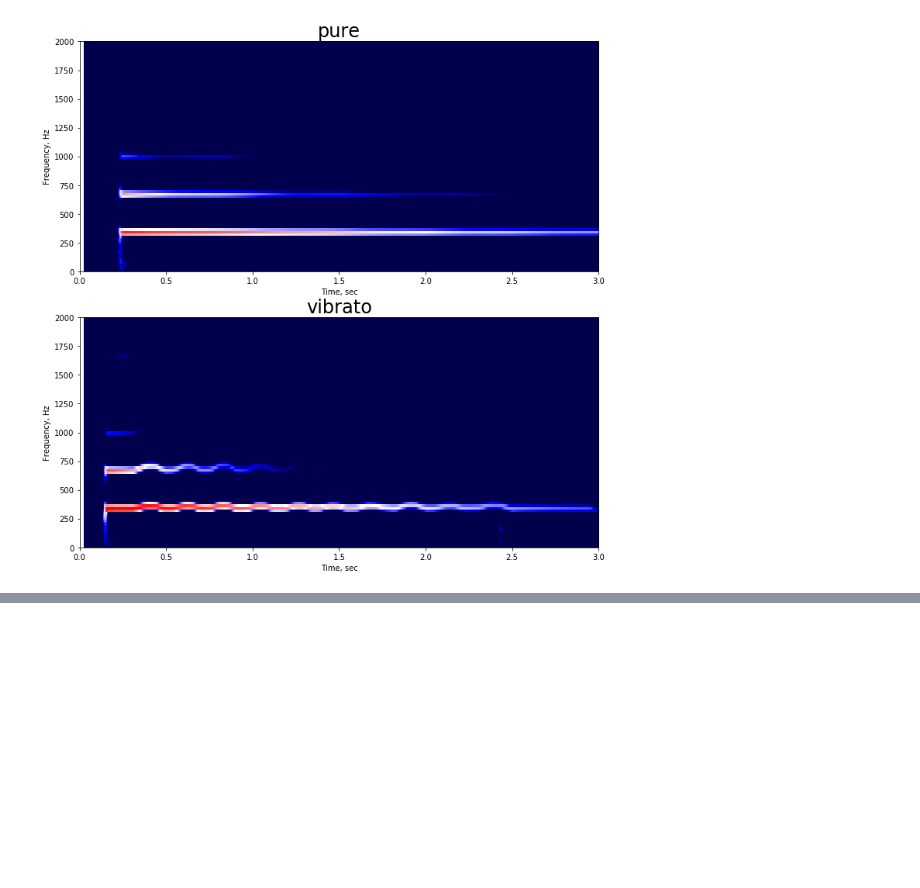
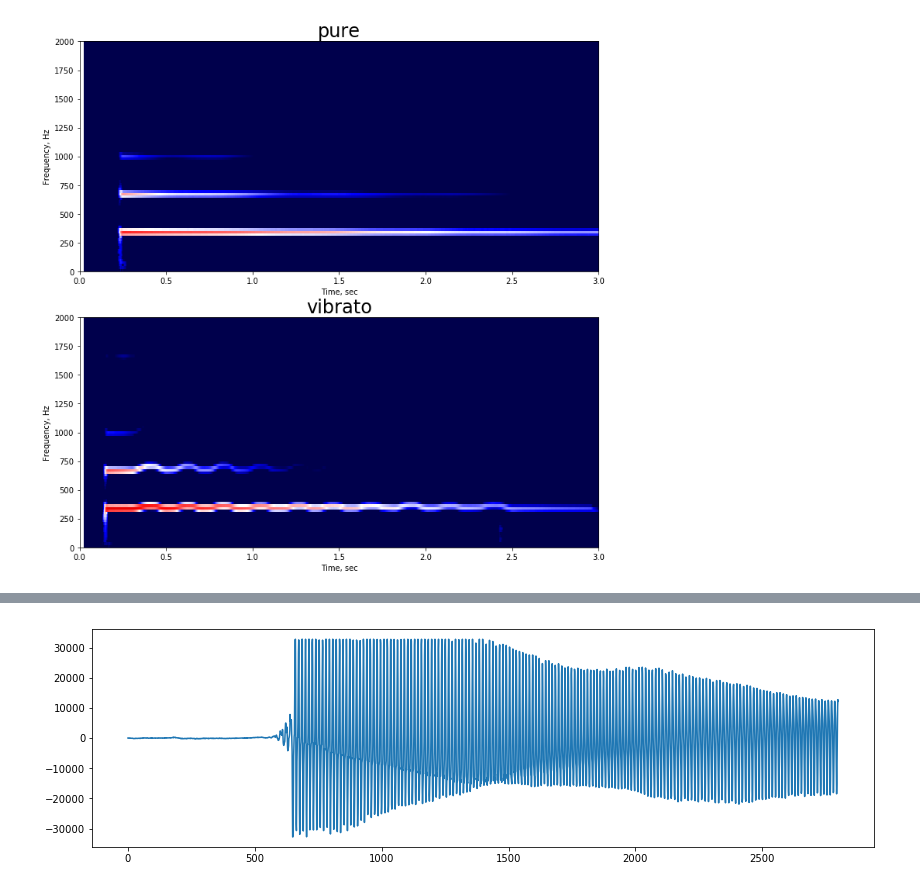
Before and after one commit to spirit11/wave_modulations, a Jupyter notebook: wavefile.ipynb, the cells around one changed output, grey strips where cells are left out. Drawn from its saved outputs; the diff is of its cells as text; code cells hidden in the pictures; blank space fills up the shorter version.

```diff
--- a/wavefile.ipynb
+++ b/wavefile.ipynb
@@ -101,0 +132,6 @@ def plot(vmin=8.9,vmax=17.7):
+# %%
+plt.figure(figsize=(14,4))
+plt.plot(vibrato[:vibrato.size//5:10])
+plt.show()
+# %% [output]
+[figure, added]
```
Also changed, not shown: parts of 4 cells of this notebook.
